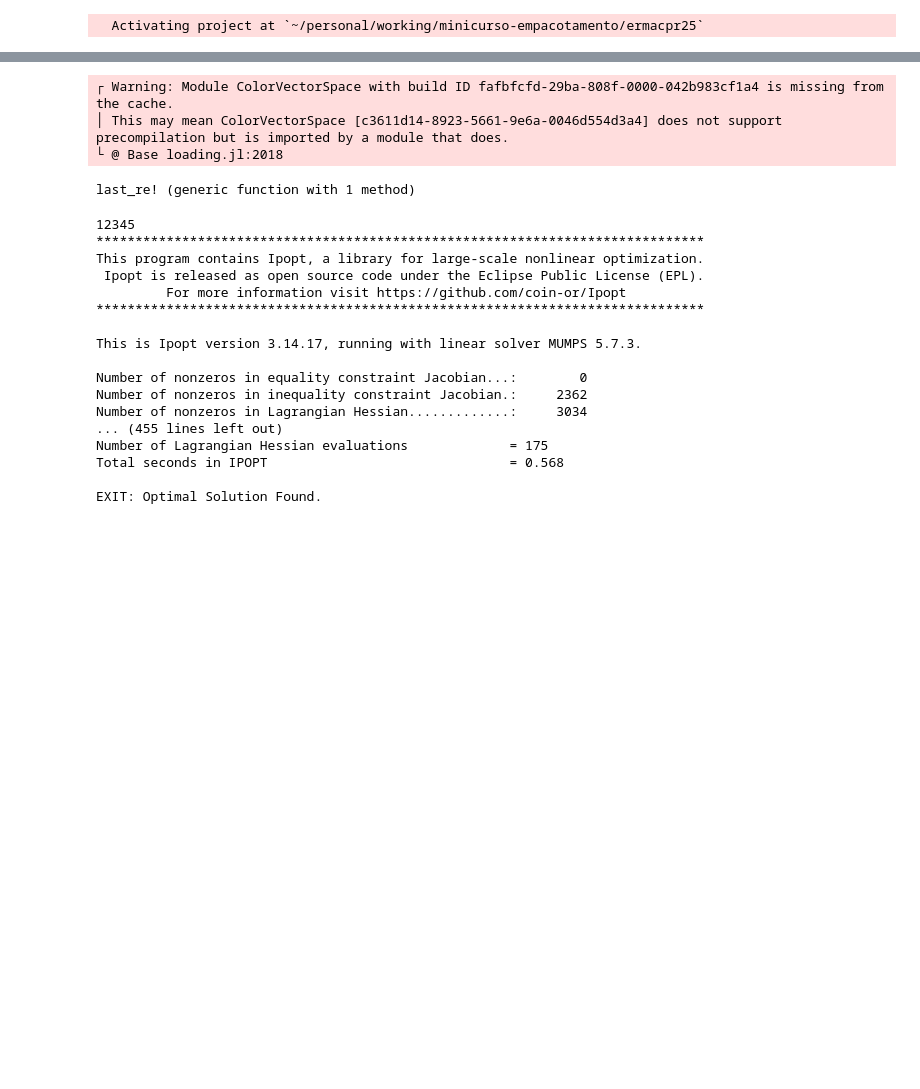
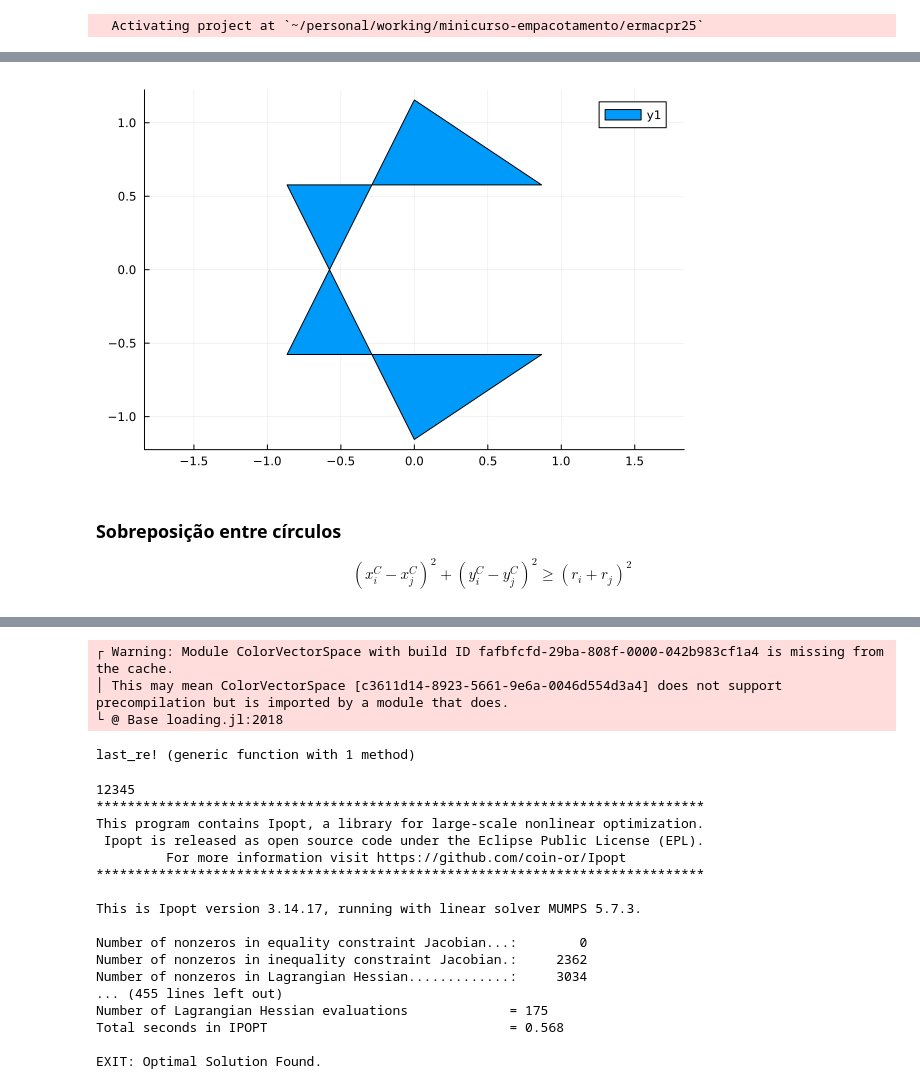
Before and after one commit to fsobral/minicurso-empacotamento, a Jupyter notebook: notebooks/modelagem-completa.ipynb, the cells around one changed output, grey strips where cells are left out. Cells and saved outputs as stored; diff of their text form; code cells hidden in the pictures; blank space fills up the shorter version.

```diff
--- a/notebooks/modelagem-completa.ipynb
+++ b/notebooks/modelagem-completa.ipynb
@@ -234,0 +37,32 @@ plota_solucao
+# %%
+P = [
+        [ # Poligono 1
+            [0.0 1.155; -0.866 -0.577; 0.866 -0.577; 0.0 -1.155; -0.866 0.577; 0.866 0.577]
+        ],
+        [  # Poligono 2
+            [0.0 0.0; 2.0 0.0; 2.0 2.0; 0.0 2.0]
+        ],
+        [  # Poligono 3
+            [4.0 0.0; 6.0 0.0; 7.0 1.73; 6.0 3.46; 4.0 3.46; 3.0 1.73]
+        ],
+        [ # Poligono 4
+            [8.0 2.0; 10.0 0.0; 11.0 2.0; 9.0 3.0],
+            [10.0 0.0; 16.0 3.0; 15.0 4.0; 11.0 2.0]
+        ],
+        [ # Poligono 5
+            [0.0 0.0; 2.0 0.0; 1.5 1.5]
+        ],
+        [ # Poligono 6
+            [0.0 0.0; 2.0 0.0; 2.0 2.0; 1.0 3.0; 3.0 3.0; 4.0 2.0; 3.0 1.0; 1.0 1.0]
+        ]
+];
+# %%
+plot(uniao_poligonos(P[1]), aspect_ratio=true)
+# %% [output]
+[figure, added]
+# %% [markdown]
+### Sobreposição entre círculos
+
+$$
+(x^C_i - x^C_j)^2 + (y^C_i - y^C_j)^2 \ge (r_i + r_j)^2
+$$
```
Also changed, not shown: parts of 10 cells of this notebook, 2 other files.
